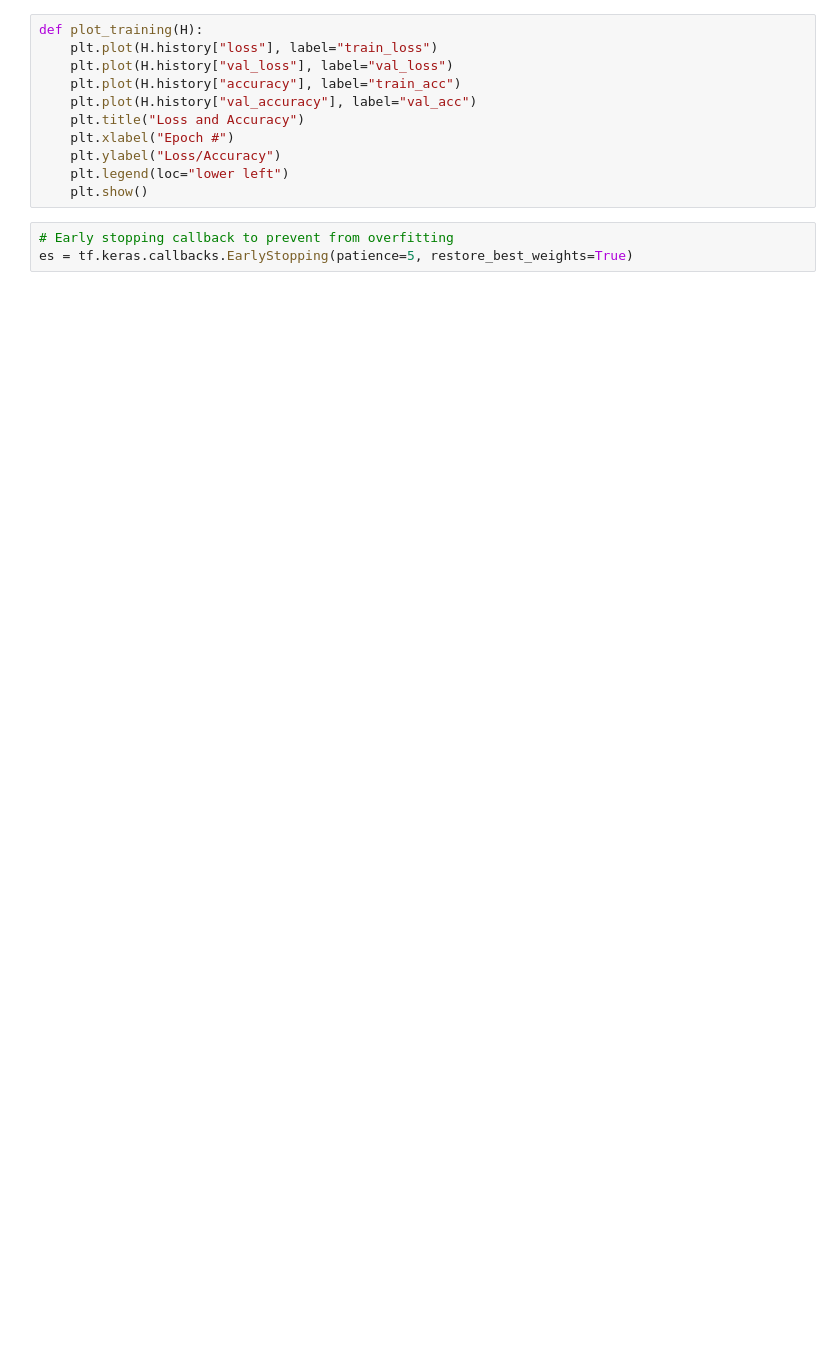
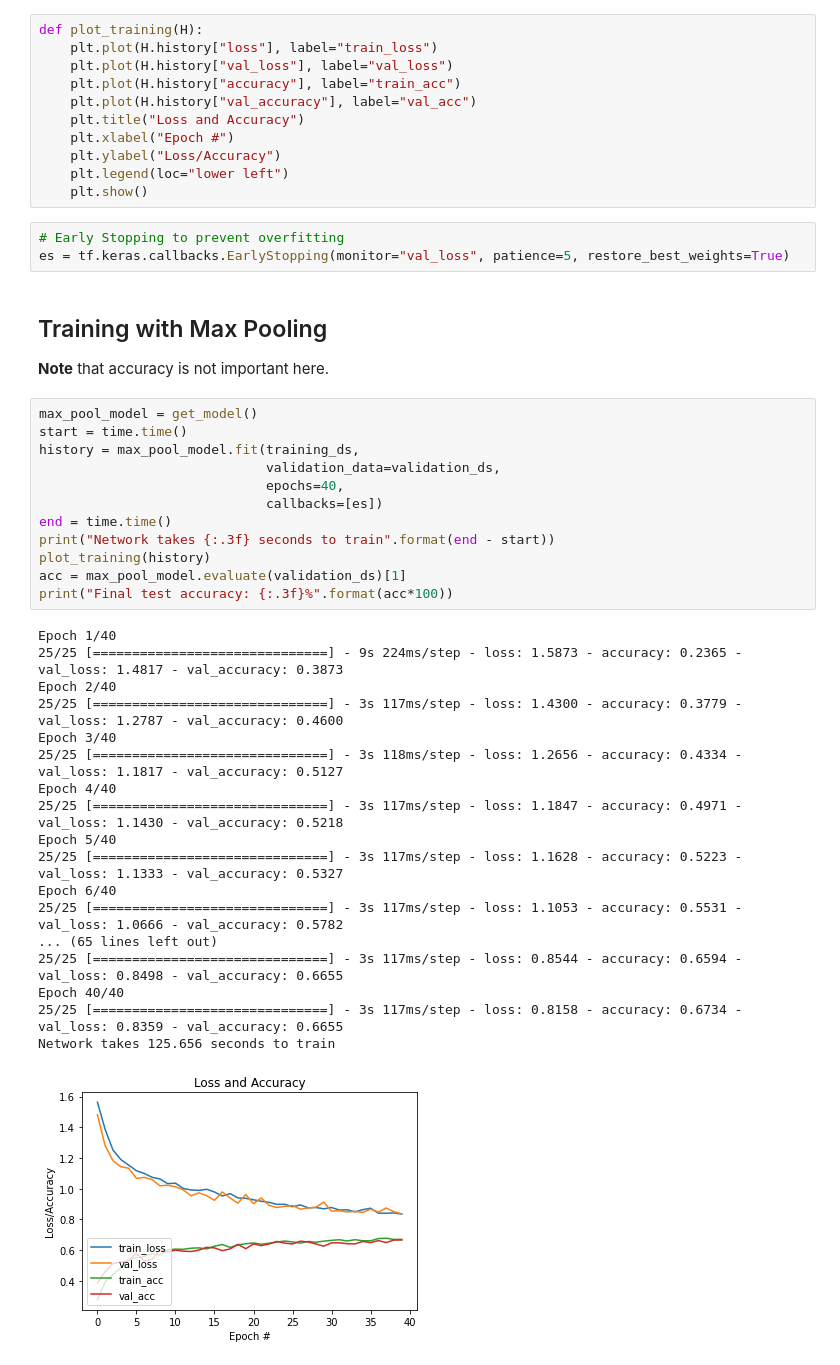
Before and after one commit to sayakpaul/Revisiting-Pooling-in-CNNs, a Jupyter notebook: SoftPool.ipynb, the cells around one changed output. Saved outputs shown, nothing was run; the diff lists cells and outputs as text; blank space fills up the shorter version.

```diff
--- a/SoftPool.ipynb
+++ b/SoftPool.ipynb
@@ -128,5 +186,40 @@ def plot_training(H):
 	plt.legend(loc="lower left")
 	plt.show()
 # %%
-# Early stopping callback to prevent from overfitting
-es = tf.keras.callbacks.EarlyStopping(patience=5, restore_best_weights=True)
+# Early Stopping to prevent overfitting
+es = tf.keras.callbacks.EarlyStopping(monitor="val_loss", patience=5, restore_best_weights=True)
+# %% [markdown]
+## Training with Max Pooling
+
+**Note** that accuracy is not important here.
+# %%
+max_pool_model = get_model()
+start = time.time()
+history = max_pool_model.fit(training_ds,
+                             validation_data=validation_ds,
+                             epochs=40,
+                             callbacks=[es])
+end = time.time()
+print("Network takes {:.3f} seconds to train".format(end - start))
+plot_training(history)
+acc = max_pool_model.evaluate(validation_ds)[1]
+print("Final test accuracy: {:.3f}%".format(acc*100))
+# %% [output]
+Epoch 1/40
+25/25 [==============================] - 9s 224ms/step - loss: 1.5873 - accuracy: 0.2365 - val_loss: 1.4817 - val_accuracy: 0.3873
+Epoch 2/40
+25/25 [==============================] - 3s 117ms/step - loss: 1.4300 - accuracy: 0.3779 - val_loss: 1.2787 - val_accuracy: 0.4600
+Epoch 3/40
+25/25 [==============================] - 3s 118ms/step - loss: 1.2656 - accuracy: 0.4334 - val_loss: 1.1817 - val_accuracy: 0.5127
+Epoch 4/40
+25/25 [==============================] - 3s 117ms/step - loss: 1.1847 - accuracy: 0.4971 - val_loss: 1.1430 - val_accuracy: 0.5218
+Epoch 5/40
+25/25 [==============================] - 3s 117ms/step - loss: 1.1628 - accuracy: 0.5223 - val_loss: 1.1333 - val_accuracy: 0.5327
+Epoch 6/40
+25/25 [==============================] - 3s 117ms/step - loss: 1.1053 - accuracy: 0.5531 - val_loss: 1.0666 - val_accuracy: 0.5782
+... (65 lines left out)
+25/25 [==============================] - 3s 117ms/step - loss: 0.8544 - accuracy: 0.6594 - val_loss: 0.8498 - val_accuracy: 0.6655
+Epoch 40/40
+25/25 [==============================] - 3s 117ms/step - loss: 0.8158 - accuracy: 0.6734 - val_loss: 0.8359 - val_accuracy: 0.6655
+Network takes 125.656 seconds to train
+[figure, added]
```
Also changed, not shown: parts of 37 cells of this notebook.
